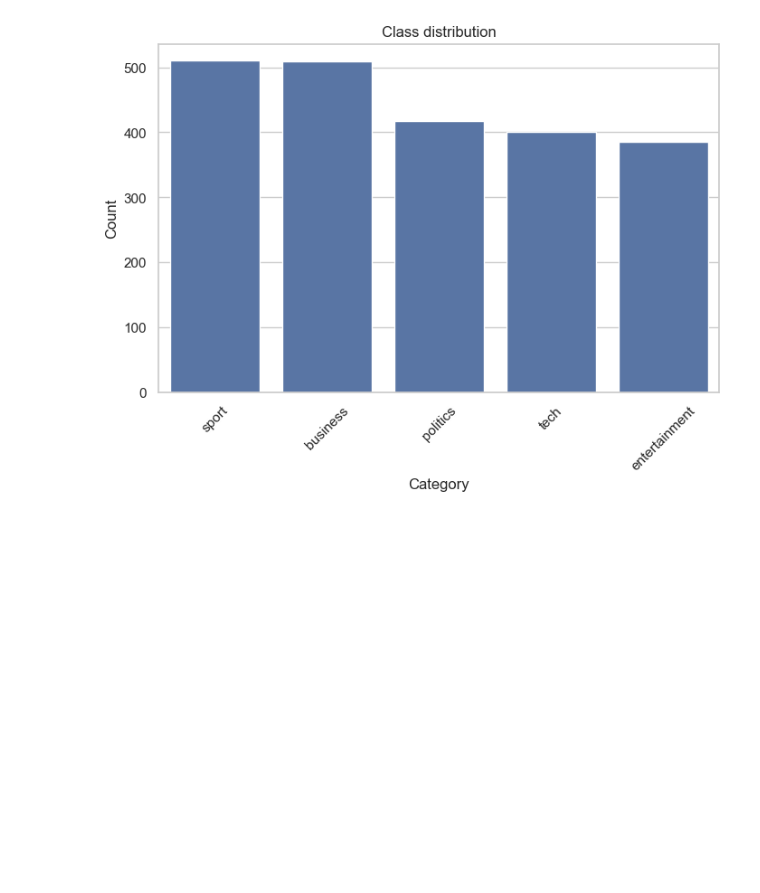
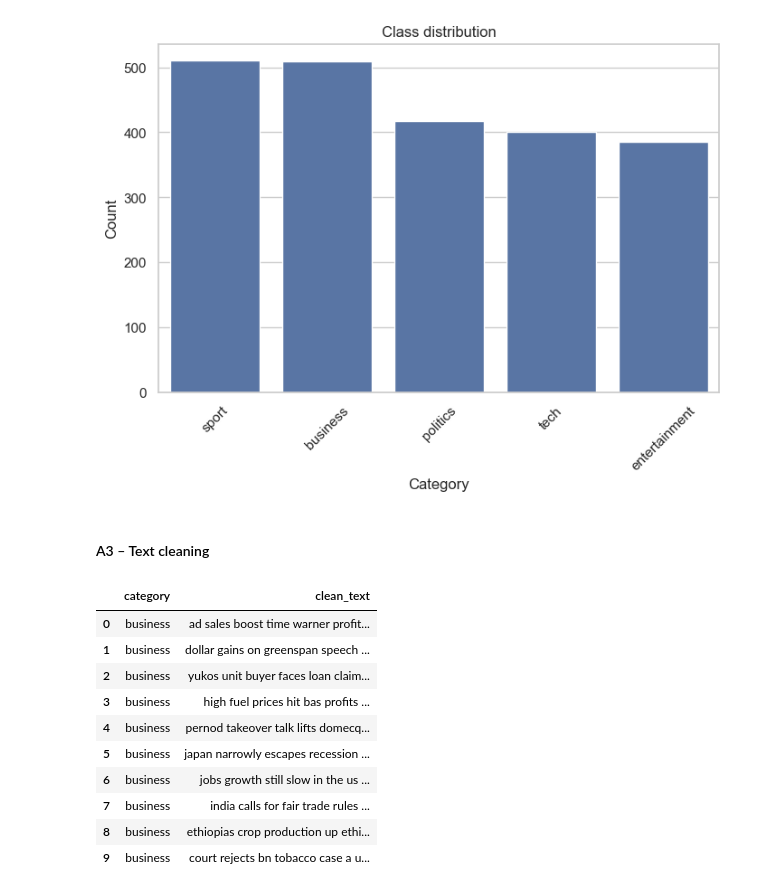
Before and after one commit to Ainedembe-Denis/BBC-News-Summary-ML-DL-Project, a Jupyter notebook: bbc_news_ml_dl_rl.ipynb, the cells around one changed output. Drawn from its saved outputs; the diff is of its cells as text; code cells hidden in the pictures; blank space fills up the shorter version.

Commit message:
added text cleaning

```diff
--- a/bbc_news_ml_dl_rl.ipynb
+++ b/bbc_news_ml_dl_rl.ipynb
@@ -155,3 +155,35 @@ tech             401
 entertainment    386
 Name: count, dtype: int64
 [figure]
+# %% [markdown]
+#### A3 – Text cleaning
+# %%
+# Clean text - lowercase, remove whitespace, punctuation/HTML.
+
+def clean_text(text):
+    # Converte all text to lowercase
+    text = text.lower()
+    # remove HTML tags
+    text = re.sub(r"<.*?>", " ", text)
+    # remove digits
+    text = re.sub(r"\d+", " ", text)
+    # remove punctuation
+    text = text.translate(str.maketrans("", "", string.punctuation))
+    # collapse whitespace
+    text = re.sub(r"\s+", " ", text).strip()
+    return text
+
+df["clean_text"] = df["text"].apply(clean_text)
+df[["category", "clean_text"]].head(10)
+# %% [output]
+|  | category | clean_text |
+| 0 | business | ad sales boost time warner profit... |
+| 1 | business | dollar gains on greenspan speech ... |
+| 2 | business | yukos unit buyer faces loan claim... |
+| 3 | business | high fuel prices hit bas profits ... |
+| 4 | business | pernod takeover talk lifts domecq... |
+| 5 | business | japan narrowly escapes recession ... |
+| 6 | business | jobs growth still slow in the us ... |
+| 7 | business | india calls for fair trade rules ... |
+| 8 | business | ethiopias crop production up ethi... |
+| 9 | business | court rejects bn tobacco case a u... |
```
